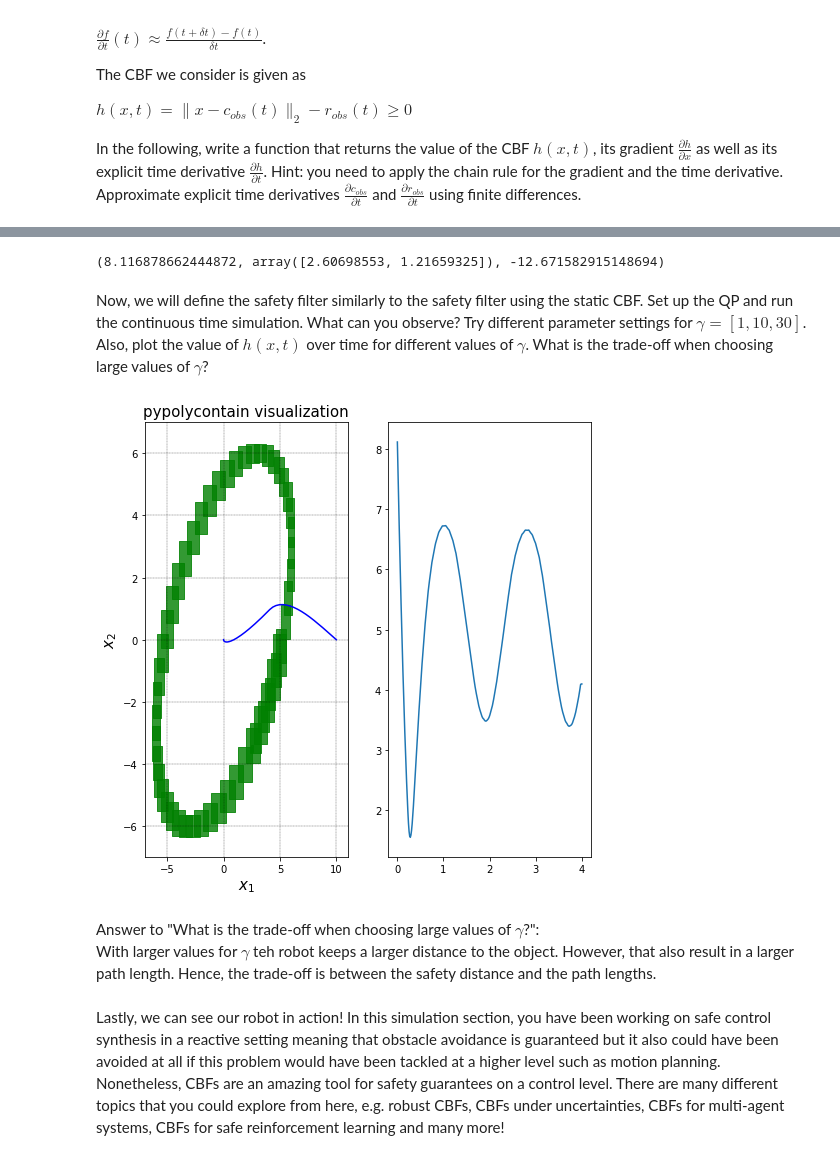
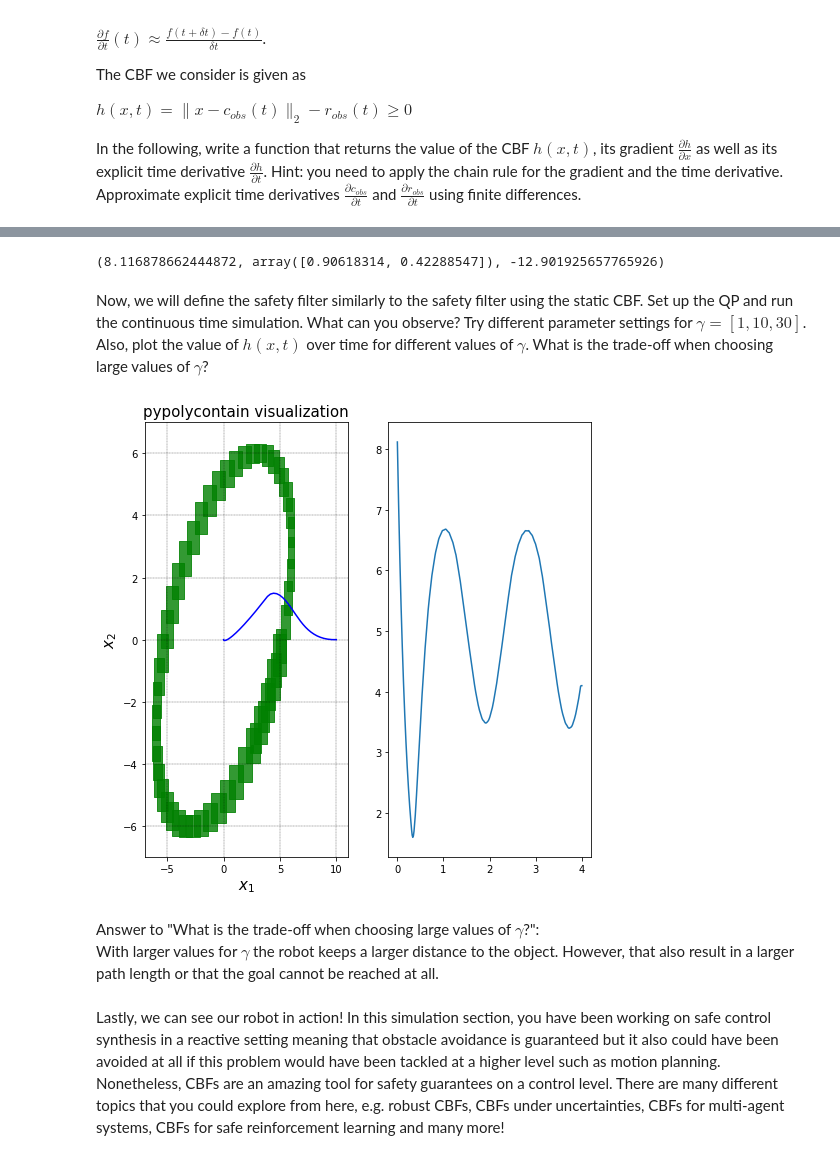
Before and after one commit to TheKastenkarl/DD2415-Safe-Robot-Planning-and-Control, a Jupyter notebook: Tutorial_1/tut1_reachability_CandA.ipynb, the cells around one changed output, grey strips where cells are left out. Cells and saved outputs as stored; diff of their text form; code cells hidden in the pictures.

```diff
--- a/Tutorial_1/tut1_reachability_CandA.ipynb
+++ b/Tutorial_1/tut1_reachability_CandA.ipynb
@@ -88,9 +85,9 @@ def get_zonotopes(A,mu,c0,g0,t,r,color='g',simplify=False):
 
     n = int(t / r)    # amount of time steps
 
-    # initial zonetope
+    # initial zonotope
     if simplify:
-        g0 = np.array([[np.sum(g0[0]), 0], [0, np.sum(g0[1])]])
+        g0 = np.array([[np.sum(np.abs(g0[0])), 0], [0, np.sum(np.abs(g0[1]))]])
     init_zt = pp.zonotope(x=c0, G=g0)
     init_zt.color = color
 
@@ -136,10 +133,10 @@ def get_zonotopes(A,mu,c0,g0,t,r,color='g',simplify=False):
         q_c.append(qi_c)
         q_g.append(qi_g)
 
-    # create list of (possibly simplified) zonotopes
+    # create list of (simplified) zonotopes
     zts = []  # we will use this to store our results
     zts.append(init_zt)
-    for i in range(0, n):
+    for i in range(n):
         # reduction step by interval hull
         qi_g_reduced = np.zeros((2, 2))
         for index, row in enumerate(q_g[i]):
@@ -593,7 +588,7 @@ def safety_filter(x, h, t):
     # dh/dx*(Ax+Bu)+dh/dt = dh/dx*(Ax+Bu)+0 = dh/dx*Ax + dh/dx*B*(u_tilde+u_ref) >= -gamma*h(x,t)
     # -> dh/dx*Ax + gamma*h(x,t) + dh/dx*B*u_ref >= -dh/dx*B*u_tilde
     # -> h = dh/dx*Ax + gamma*h(x,t) + dh/dx*B*u_ref, G = -dh/dx*B
-    P = 2 * matrix(Q, tc='d')
+    P = 2 * matrix(np.identity(2), tc='d')
     q = matrix(np.zeros(2), tc='d')
     G = matrix(-np.transpose(dhdx) @ B, (1, 2), tc='d')
     h_opt = matrix(np.transpose(dhdx) @ A @ x + gamma * h(x,t) + np.transpose(dhdx) @ B @ u_ref, tc='d')
@@ -684,7 +679,6 @@ Now we have a function to call that provides us with a polytope representation o
 # %% [markdown]
 Find the smallest circle that contains the entire polytope at time t!
 # %%
-# OWN IDEA: Use cont_time_obstacle() and then determine the vertice which is futhest away from the center. That is then the radius of the circle.
 def bounding_radius(t, zonotopes_obst):
   # Required for interpolation: zonotopes at last and next timestep
   ind = int(np.floor(t / r))
@@ -695,7 +689,7 @@ def bounding_radius(t, zonotopes_obst):
 
   # Linear interpolation of zonotopes
   z_c = obst_last.x + ((obst_next.x - obst_last.x) / (t_next - t_last)) * (t - t_last) # center of zonotope at time t
-  z_G = (obst_next.G) * (t - t_last) / (t_next - t_last) + (obst_last.G) * (1 - (t - t_last) / (t_next - t_last))
+  z_G = np.append(obst_next.G * (t - t_last) / (t_next - t_last), obst_last.G * (1 - (t - t_last) / (t_next - t_last)), axis=1)
   obst_t = pp.zonotope(x=z_c, G=z_G)
 
   # Get the vertices from the zonotope
@@ -768,28 +763,29 @@ def cbf_dynamic(x, t):
   # Input: state defined as x = [x_robot, y_robot]
   # Output: Value of CBF h(x), gradient with respect to x dhdx(x), explicit time derivative dhdt
 
-  c_obj, r_obj = bounding_radius(t, zts_obj) # values for timestep t
-  dist_c2c = np.linalg.norm(x - c_obj)
-  h_val = dist_c2c - r_obj
-  dhdx = (x - c_obj) * dist_c2c**(-0.5)
+  c_obs, r_obs = bounding_radius(t, zts_obj) # values for timestep t
+  dist_c2c = np.linalg.norm(x - c_obs) # distance center to center
+  h_val = dist_c2c - r_obs
+  dhdx = (x - c_obs) * dist_c2c**(-1)
 
-  dt = 0.1 # Simply use a small value
-  c_obj, r_obj = bounding_radius(t+dt, zts_obj) # values for timestep t+dt
-  h_val_dt = np.linalg.norm(x - c_obj) - r_obj
-  dhdt = (h_val_dt - h_val) / dt
+  dt = 0.075
+  c_obs_dt, r_obs_dt = bounding_radius(t+dt, zts_obj) # values for timestep t+dt
+  dcdt = (c_obs_dt - c_obs) / dt
+  drdt = (r_obs_dt - r_obs) / dt
+  dhdt = (c_obs - x) * dist_c2c**(-1) @ dcdt - drdt
 
   return h_val, dhdx, dhdt
 
 #Test
 print(cbf_dynamic(c0, 0))
 # %% [output]
-(8.116878662444872, array([2.60698553, 1.21659325]), -12.671582915148694)
+(8.116878662444872, array([0.90618314, 0.42288547]), -12.901925657765926)
 # %% [markdown]
 Now, we will define the safety filter similarly to the safety filter using the static CBF. Set up the QP and run the continuous time simulation. What can you observe? Try different parameter settings for $\gamma = [1, 10, 30]$. Also, plot the value of $h(x, t)$ over time for different values of $\gamma$. What is the trade-off when choosing large values of $\gamma$?
 # %%
 def safety_filter(x, t):
     #PUT YOUR CODE HERE
-    gamma = 10
+    gamma = 5
     # reference control input
     u_ref = - K @ x  # u = -Kx
 
@@ -797,48 +793,48 @@ def safety_filter(x, t):
     h_val, dhdx, dhdt = cbf_dynamic(x, t)
 
     # set up QP: (https://courses.csail.mit.edu/6.867/wiki/images/a/a7/Qp-cvxopt.pdf)
-    # min 1/2 x^T P x + q^T x -> P = 1/2 Q, q=0
+    # min 1/2 x^T P x + q^T x -> P = 2 Q, q=0
     # s.t. Gx <= h_opt
     # dh/dx * (Ax + Bu) + dh/dt = dh/dx * Ax + dh/dx * B * (u_tilde + u_ref) + dh/dt >= -gamma * h(x,t)
     # -> dh/dx * Ax + gamma * h(x,t) + dh/dx * B * u_ref + dh/dt >= -dh/dx * B * u_tilde
     # -> h_opt = dh/dx * Ax + gamma * h(x,t) + dh/dx * B * u_ref + dh/dt, G = -dh/dx*B
-    P = 0.5 * matrix(Q, tc='d')
+    P = 2 * matrix(np.identity(2), tc='d')
     q = matrix(np.zeros(2), tc='d')
     G = matrix(-np.transpose(dhdx) @ B, (1, 2), tc='d')
     h_opt = matrix(np.transpose(dhdx) @ A @ x + gamma * h_val + np.transpose(dhdx) @ B @ u_ref + dhdt, tc='d')
 
     solvers.options['show_progress'] = False
     sol = solvers.qp(P,q,G,h_opt)
     u_tilde = np.array([i for i in sol['x']])
     u_safe = u_tilde + u_ref
     return u_safe
 
 # closed loop dynamics including CBF controller
 def closed_loop_system(x, t):
     #PUT YOUR CODE HERE
     u_safe = safety_filter(x, t)
     dx = A @ x + B @ u_safe
     return dx
 
 # Initial Conditions
 t_sim = np.linspace(0, sim_duration, 300)
 
 x_sol = odeint(closed_loop_system, c0, t_sim)
 
 fig = plt.figure()
 ax = fig.add_subplot(121)
 pp.visualize(zts_obj, fig=fig, ax=ax)
 plt.plot(x_sol[:, 0], x_sol[:, 1], 'b')
 ax.set_xlim([-7, 11])
 ax.set_ylim([-7, 7])
 ax2 = fig.add_subplot(122)
 plt.plot(t_sim, [cbf_dynamic(x_sol[i], t_sim[i])[0] for i in range(len(t_sim))])
 plt.show()
 # %% [output]
-[figure, old version]
+[figure, new version]
 # %% [markdown]
 Answer to "What is the trade-off when choosing large values of $\gamma$?": <br />
-With larger values for $\gamma$ teh robot keeps a larger distance to the object. However, that also result in a larger path length. Hence, the trade-off is between the safety distance and the path lengths.
+With larger values for $\gamma$ the robot keeps a larger distance to the object. However, that also result in a larger path length or that the goal cannot be reached at all.
 # %% [markdown]
 Lastly, we can see our robot in action! In this simulation section, you have been working on safe control synthesis in a reactive setting meaning that obstacle avoidance is guaranteed but it also could have been avoided at all if this problem would have been tackled at a higher level such as motion planning. Nonetheless, CBFs are an amazing tool for safety guarantees on a control level. There are many different topics that you could explore from here, e.g. robust CBFs, CBFs under uncertainties, CBFs for multi-agent systems, CBFs for safe reinforcement learning and many more!
 # %%
```
Also changed, not shown: parts of 8 cells of this notebook, 3 other files.
